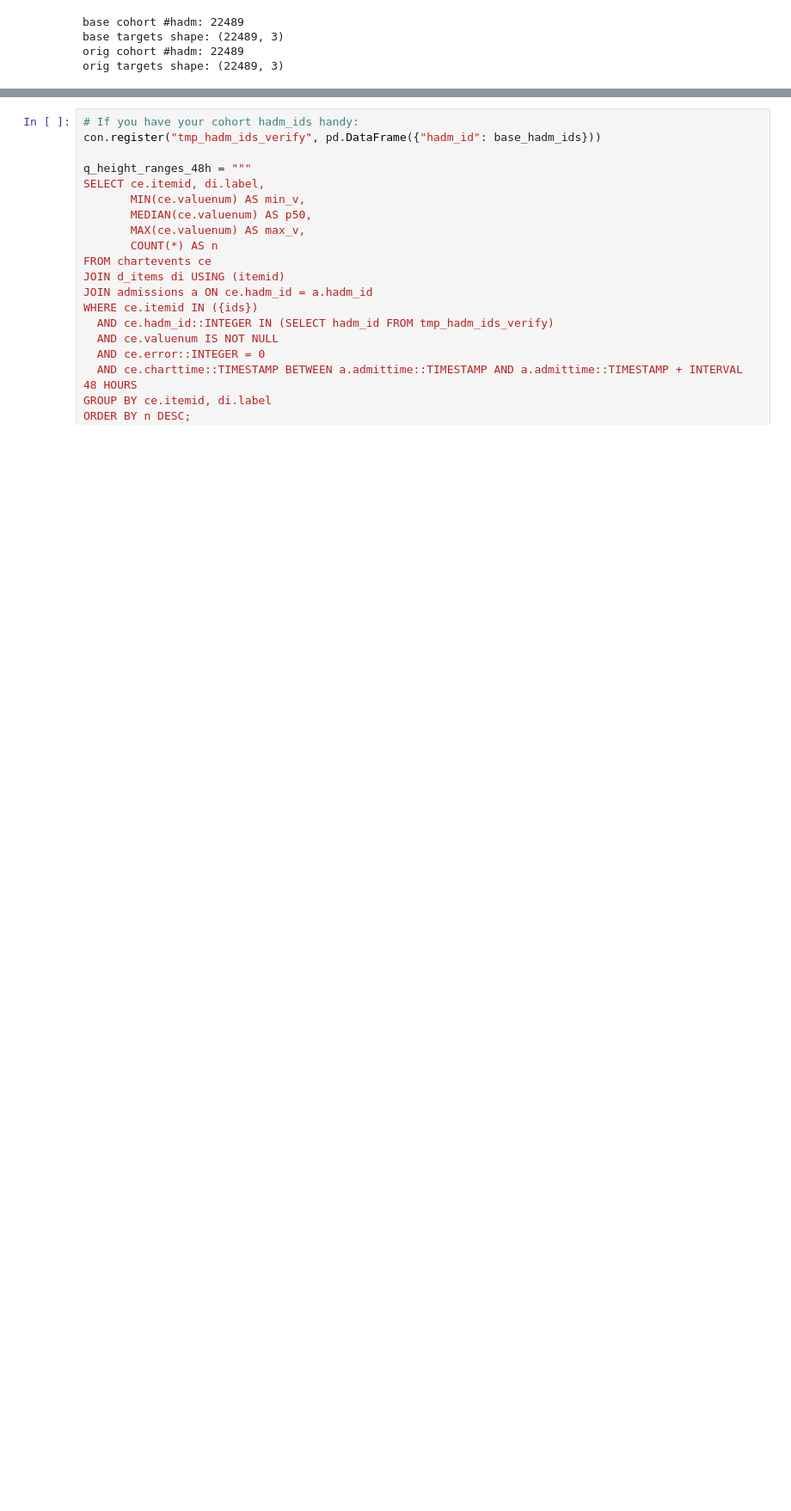
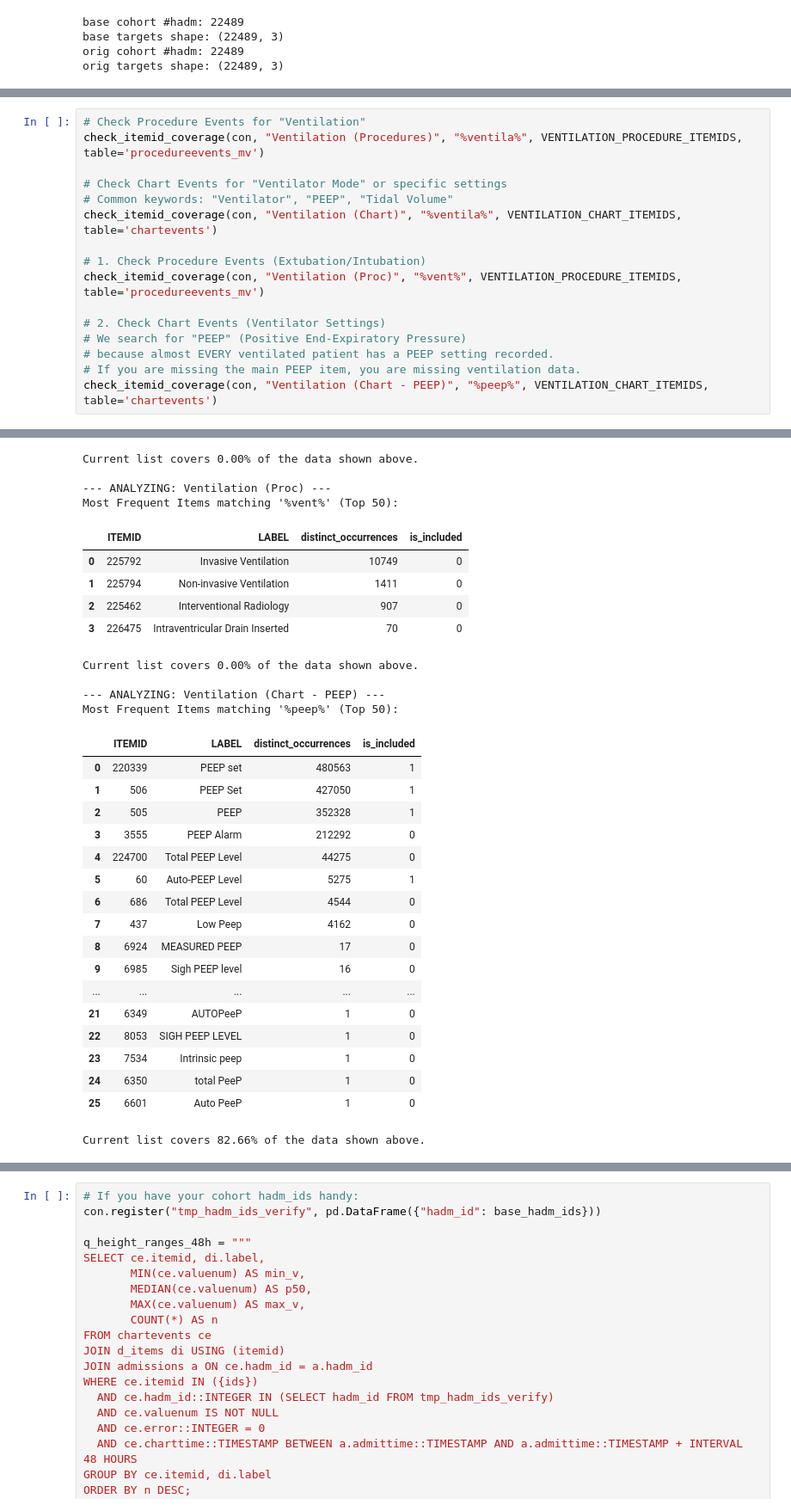
Before and after one commit to alonbebchuk/mlhc_project, a Jupyter notebook: src/test_criteria.ipynb, the cells around one changed output, grey strips where cells are left out. Shown at 86% size. Drawn from its saved outputs; the diff is of its cells as text; blank space fills up the shorter version.

```diff
--- a/src/test_criteria.ipynb
+++ b/src/test_criteria.ipynb
@@ -715,0 +937,17 @@ ParserException: Parser Error: syntax error at or near "FROM"
+# %%
+# Check Procedure Events for "Ventilation"
+check_itemid_coverage(con, "Ventilation (Procedures)", "%ventila%", VENTILATION_PROCEDURE_ITEMIDS, table='procedureevents_mv')
+
+# Check Chart Events for "Ventilator Mode" or specific settings
+# Common keywords: "Ventilator", "PEEP", "Tidal Volume"
+check_itemid_coverage(con, "Ventilation (Chart)", "%ventila%", VENTILATION_CHART_ITEMIDS, table='chartevents')
+
+# 1. Check Procedure Events (Extubation/Intubation)
+check_itemid_coverage(con, "Ventilation (Proc)", "%vent%", VENTILATION_PROCEDURE_ITEMIDS, table='procedureevents_mv')
+
+# 2. Check Chart Events (Ventilator Settings)
+# We search for "PEEP" (Positive End-Expiratory Pressure)
+# because almost EVERY ventilated patient has a PEEP setting recorded.
+# If you are missing the main PEEP item, you are missing ventilation data.
+check_itemid_coverage(con, "Ventilation (Chart - PEEP)", "%peep%", VENTILATION_CHART_ITEMIDS, table='chartevents')
+# %% [output]
@@ -715,0 +975,31 @@ ParserException: Parser Error: syntax error at or near "FROM"
+Current list covers 0.00% of the data shown above.
+
+--- ANALYZING: Ventilation (Proc) ---
+Most Frequent Items matching '%vent%' (Top 50):
+|  | ITEMID | LABEL | distinct_occurrences | is_included |
+| 0 | 225792 | Invasive Ventilation | 10749 | 0 |
+| 1 | 225794 | Non-invasive Ventilation | 1411 | 0 |
+| 2 | 225462 | Interventional Radiology | 907 | 0 |
+| 3 | 226475 | Intraventricular Drain Inserted | 70 | 0 |
+Current list covers 0.00% of the data shown above.
+
+--- ANALYZING: Ventilation (Chart - PEEP) ---
+Most Frequent Items matching '%peep%' (Top 50):
+|  | ITEMID | LABEL | distinct_occurrences | is_included |
+| 0 | 220339 | PEEP set | 480563 | 1 |
+| 1 | 506 | PEEP Set | 427050 | 1 |
+| 2 | 505 | PEEP | 352328 | 1 |
+| 3 | 3555 | PEEP Alarm | 212292 | 0 |
+| 4 | 224700 | Total PEEP Level | 44275 | 0 |
+| 5 | 60 | Auto-PEEP Level | 5275 | 1 |
+| 6 | 686 | Total PEEP Level | 4544 | 0 |
+| 7 | 437 | Low Peep | 4162 | 0 |
+| 8 | 6924 | MEASURED PEEP | 17 | 0 |
+| 9 | 6985 | Sigh PEEP level | 16 | 0 |
+| ... | ... | ... | ... | ... |
+| 21 | 6349 | AUTOPeeP | 1 | 0 |
+| 22 | 8053 | SIGH PEEP LEVEL | 1 | 0 |
+| 23 | 7534 | Intrinsic peep | 1 | 0 |
+| 24 | 6350 | total PeeP | 1 | 0 |
+| 25 | 6601 | Auto PeeP | 1 | 0 |
+Current list covers 82.66% of the data shown above.
```
Also changed, not shown: parts of 30 cells of this notebook.
